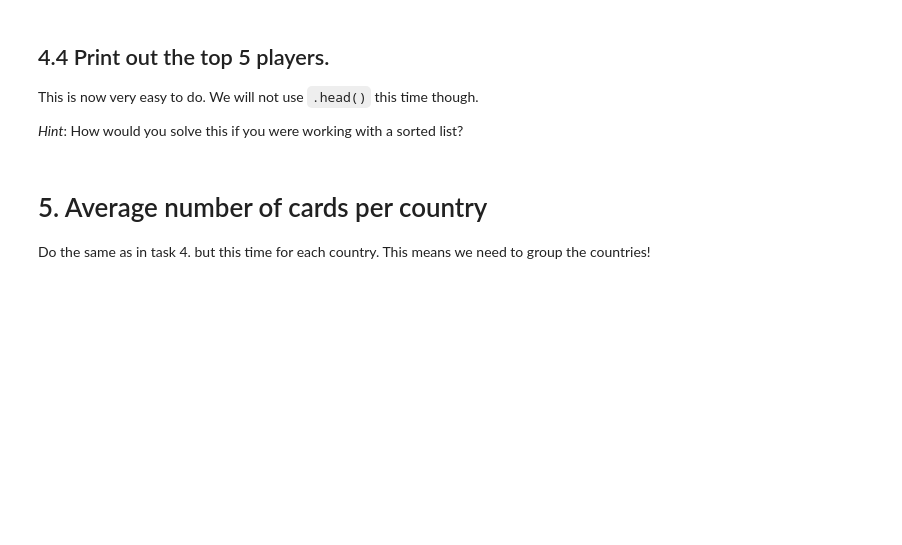
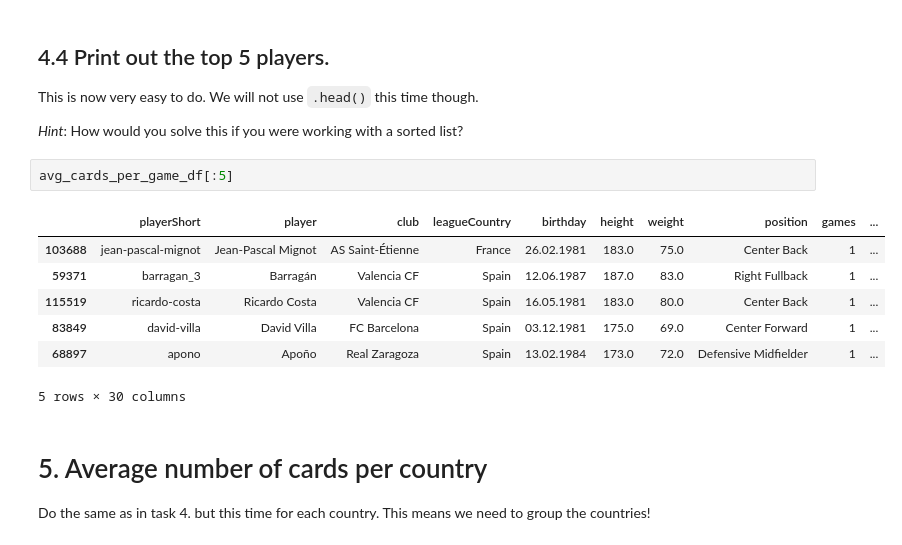
Before and after one commit to luetzyas/hsg-fs23-ds-exercises, a Jupyter notebook: E02_exercise02_blank.ipynb, the cells around one changed output. Saved outputs shown, nothing was run; the diff lists cells and outputs as text; blank space fills up the shorter version.

```diff
--- a/E02_exercise02_blank.ipynb
+++ b/E02_exercise02_blank.ipynb
@@ -120,6 +229,16 @@ Then we sort by this column.
 This is now very easy to do. We will not use `.head()` this time though.
 
 *Hint*: How would you solve this if you were working with a sorted list?
+# %%
+avg_cards_per_game_df[:5]
+# %% [output]
+|  | playerShort | player | club | leagueCountry | birthday | height | weight | position | games | ... |
+| 103688 | jean-pascal-mignot | Jean-Pascal Mignot | AS Saint-Étienne | France | 26.02.1981 | 183.0 | 75.0 | Center Back | 1 | ... |
+| 59371 | barragan_3 | Barragán | Valencia CF | Spain | 12.06.1987 | 187.0 | 83.0 | Right Fullback | 1 | ... |
+| 115519 | ricardo-costa | Ricardo Costa | Valencia CF | Spain | 16.05.1981 | 183.0 | 80.0 | Center Back | 1 | ... |
+| 83849 | david-villa | David Villa | FC Barcelona | Spain | 03.12.1981 | 175.0 | 69.0 | Center Forward | 1 | ... |
+| 68897 | apono | Apoño | Real Zaragoza | Spain | 13.02.1984 | 173.0 | 72.0 | Defensive Midfielder | 1 | ... |
+5 rows × 30 columns
 # %% [markdown]
 # 5. Average number of cards per country
 Do the same as in task 4. but this time for each country. This means we need to group the countries!
```
Also changed, not shown: parts of 17 cells of this notebook, 7 other files.
